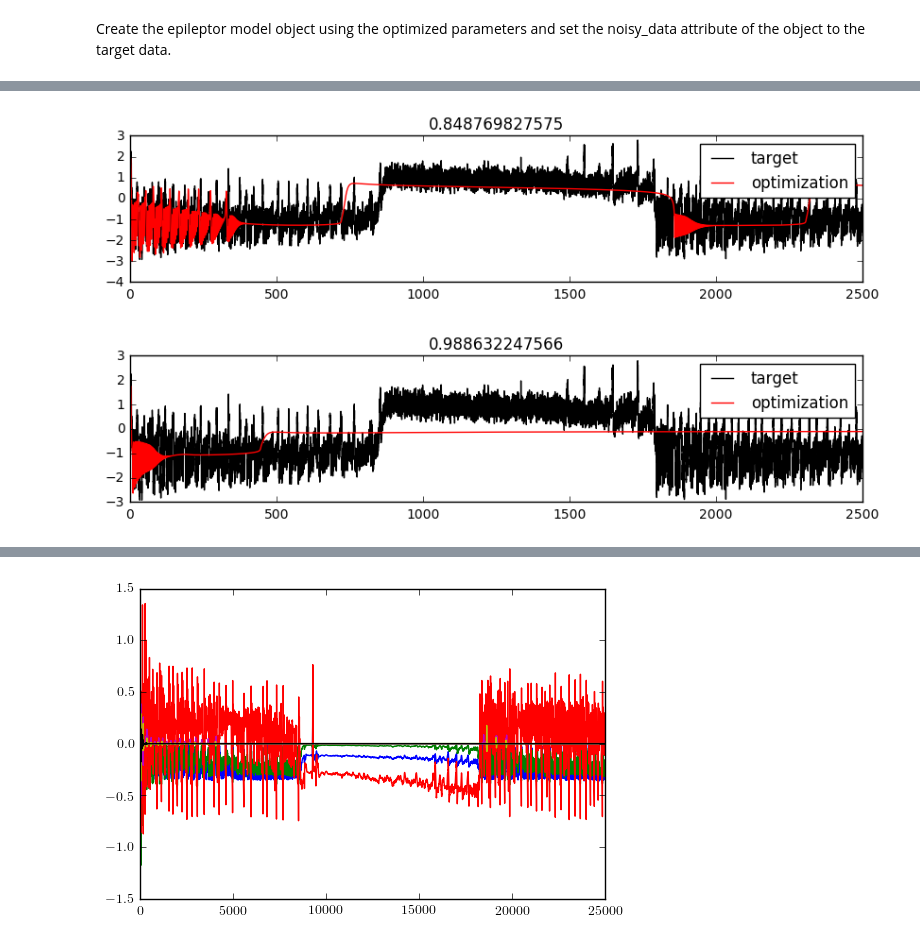
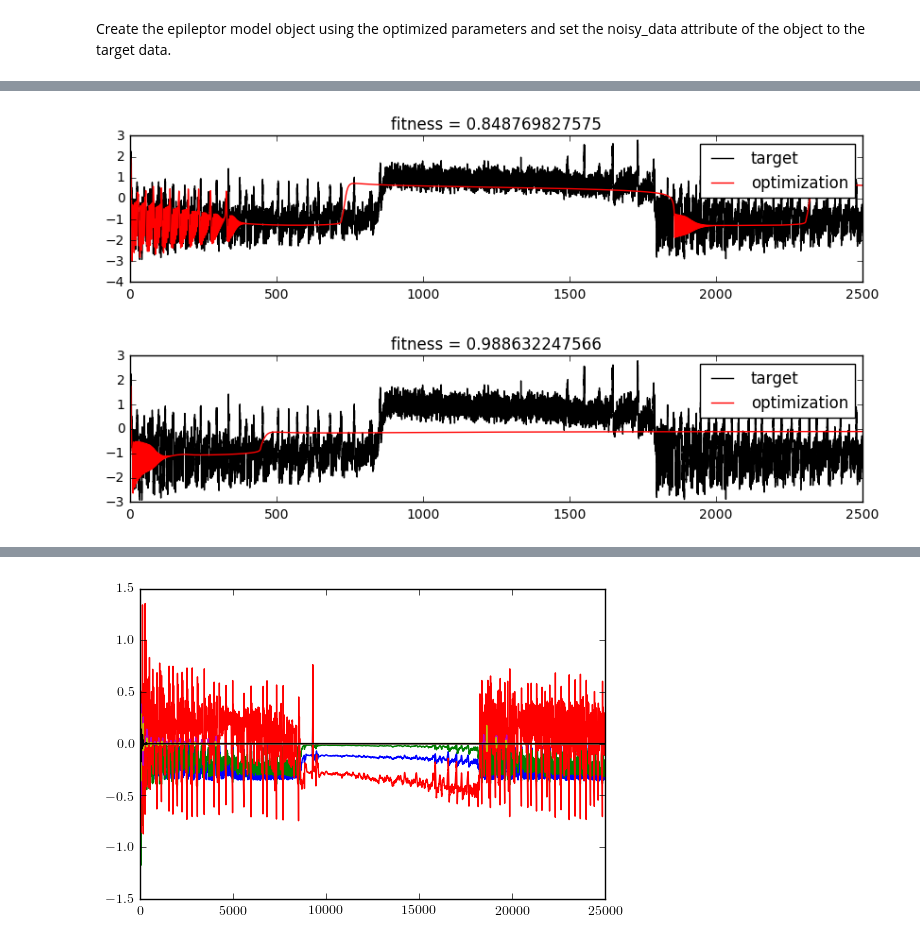
Before and after one commit to eschlaf2/kramer_rotation, a Jupyter notebook: epileptor_bluepy/Applying_Kalman.ipynb, the cells around one changed output, grey strips where cells are left out. Cells and saved outputs as stored; diff of their text form; code cells hidden in the pictures.

```diff
--- a/epileptor_bluepy/Applying_Kalman.ipynb
+++ b/epileptor_bluepy/Applying_Kalman.ipynb
@@ -74,15 +115,15 @@ Create the epileptor model object using the optimized parameters and set the noi
 # %%
 sim = {}
 for n in range(2):
     sim[n] = epileptor_util.epileptor_model(params=params[n])
     sim[n].generate_simulation(plot=False)
     fitness = hall_of_fame[n].fitness.values[0]
     plt.figure(figsize=(10,2))
     plt.plot(time, target.noisy_data[0], 'k', label='target')
     plt.plot(time, sim[n].noisy_data[0], 'r', label='optimization')
-    plt.title(str(fitness))
+    plt.title('fitness = ' + str(fitness))
     plt.legend()
     plt.show()
 # %% [output]
-[figure, old version]
+[figure, new version]
-[figure, old version]
+[figure, new version]
```
Also changed, not shown: parts of 9 cells of this notebook, 1 other file.
